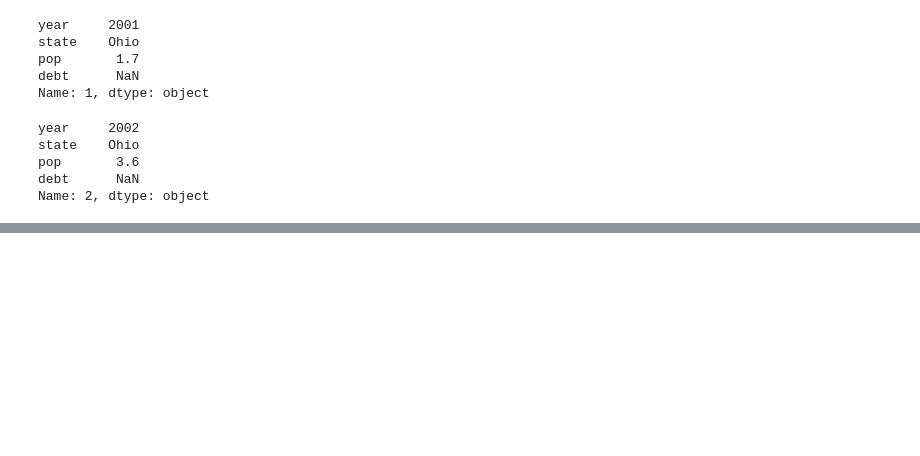
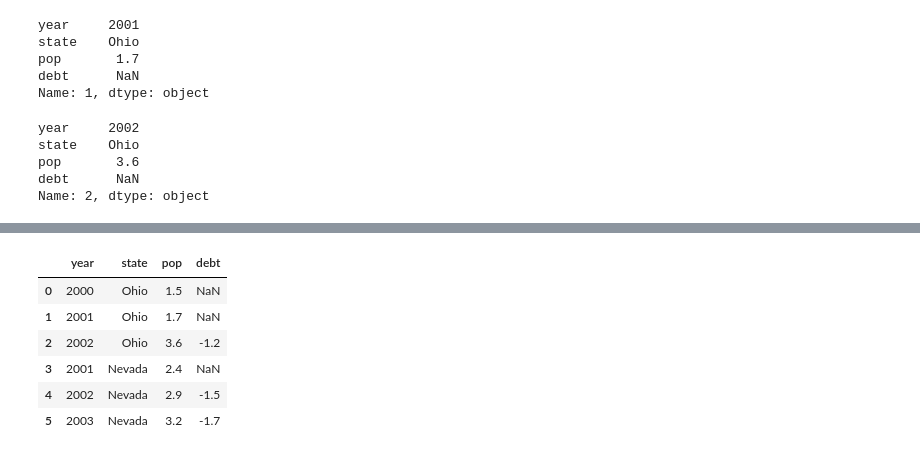
Before and after one commit to angelikabrown/WesCh5DataWranglingPandas, a Jupyter notebook: Chapter5WorkAlong.ipynb, the cells around one changed output, grey strips where cells are left out. Cells and saved outputs as stored; diff of their text form; code cells hidden in the pictures; blank space fills up the shorter version.

```diff
--- a/Chapter5WorkAlong.ipynb
+++ b/Chapter5WorkAlong.ipynb
@@ -325,0 +352,14 @@ Name: 2, dtype: object
+# %%
+#the assigned list or array must be the same length of the DataFrame
+
+val = pd.Series([-1.2, -1.5, -1.7], index=[2, 4, 5])
+frame2["debt"] = val
+frame2
+# %% [output]
+|  | year | state | pop | debt |
+| 0 | 2000 | Ohio | 1.5 | NaN |
+| 1 | 2001 | Ohio | 1.7 | NaN |
+| 2 | 2002 | Ohio | 3.6 | -1.2 |
+| 3 | 2001 | Nevada | 2.4 | NaN |
+| 4 | 2002 | Nevada | 2.9 | -1.5 |
+| 5 | 2003 | Nevada | 3.2 | -1.7 |
```
Also changed, not shown: parts of 12 cells of this notebook.
